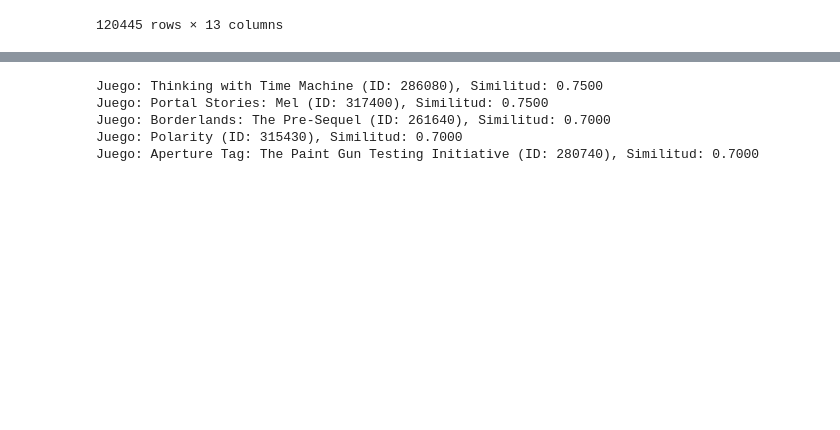
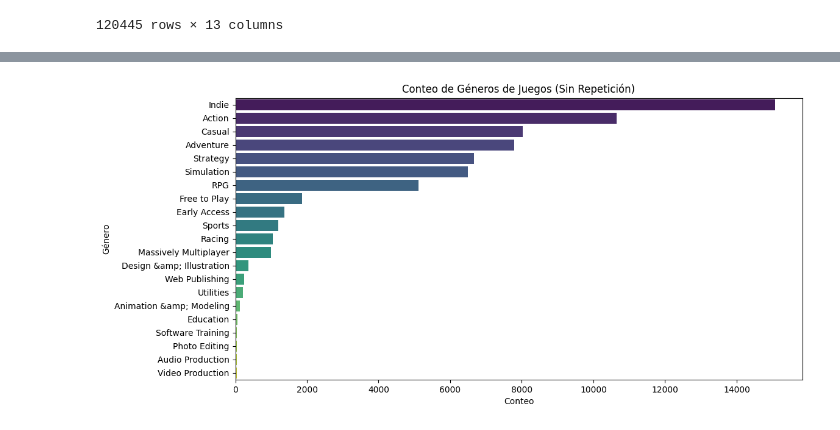
Before and after one commit to FabianGonzalezz/ProyectoMLOPS14, a Jupyter notebook: transformaciones.ipynb, the cells around one changed output, grey strips where cells are left out. Saved outputs shown, nothing was run; the diff lists cells and outputs as text; code cells hidden in the pictures; blank space fills up the shorter version.

```diff
--- a/transformaciones.ipynb
+++ b/transformaciones.ipynb
@@ -532,8 +310,13 @@ df_encoded[df_encoded.developer == "Valve"]
-# %%
-ml3('620')
-# %% [output]
-Juego: Thinking with Time Machine (ID: 286080), Similitud: 0.7500
-Juego: Portal Stories: Mel (ID: 317400), Similitud: 0.7500
-Juego: Borderlands: The Pre-Sequel (ID: 261640), Similitud: 0.7000
-Juego: Polarity (ID: 315430), Similitud: 0.7000
-Juego: Aperture Tag: The Paint Gun Testing Initiative (ID: 280740), Similitud: 0.7000
+# %%
+# Obtengo el conteo de géneros sin contar repeticiones
+unique_genre_counts = df_genres['genres'].value_counts()
+
+# Creo un gráfico de barras
+plt.figure(figsize=(12, 6))
+sns.barplot(x=unique_genre_counts.values, y=unique_genre_counts.index, palette='viridis')
+plt.title('Conteo de Géneros de Juegos (Sin Repetición)')
+plt.xlabel('Conteo')
+plt.ylabel('Género')
+plt.show()
+# %% [output]
+[figure, added]
```
Also changed, not shown: parts of 54 cells of this notebook.
